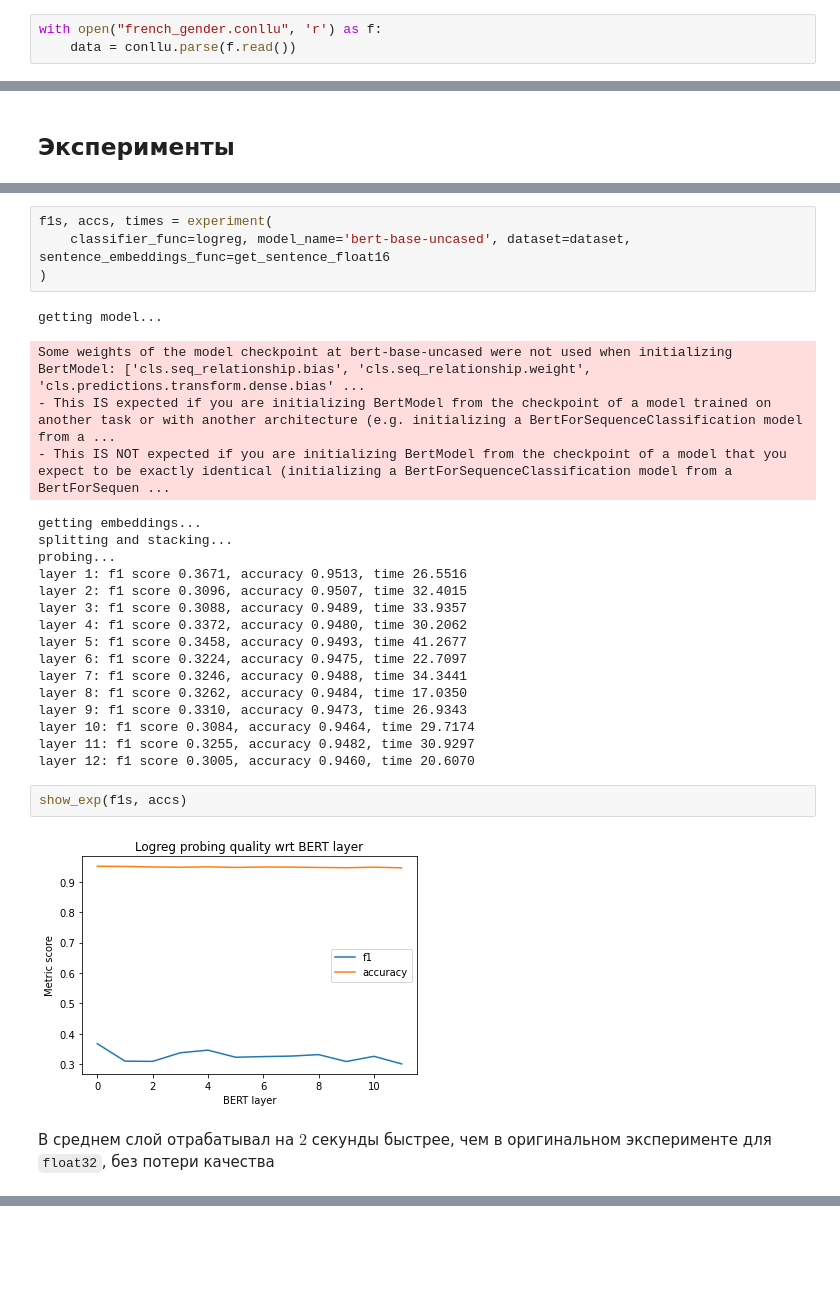
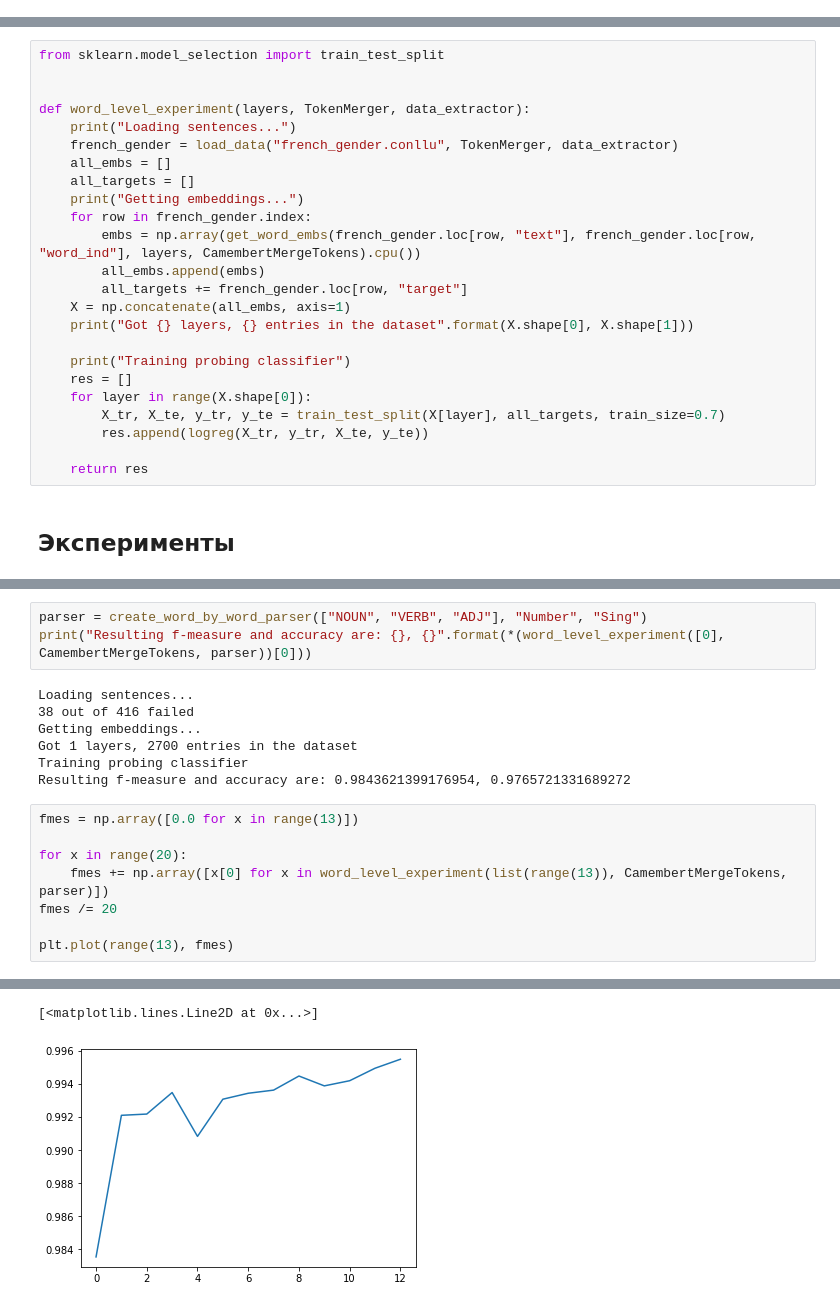
Before and after one commit to yulikdaniel/WordProbing, a Jupyter notebook: word_probing_bert.ipynb, the cells around one changed output, grey strips where cells are left out. Cells and saved outputs as stored; diff of their text form; blank space fills up the shorter version.

Commit message:
universal way of adding new models and features

```diff
--- a/word_probing_bert.ipynb
+++ b/word_probing_bert.ipynb
@@ -159,6 +177,3 @@ accuracy_score(y_te, logreg.predict(X_te))
 ### Loading datasets
 # %%
 import conllu
-# %%
-with open("french_gender.conllu", 'r') as f:
-    data = conllu.parse(f.read())
@@ -261,5 +263,29 @@ def train(
     y = train_y.to_numpy()
     f1, acc = classifier_func(X, y, stacked_test_X[:, layer, :], test_y.to_numpy())
     return f1, acc
+# %%
+from sklearn.model_selection import train_test_split
+
+
+def word_level_experiment(layers, TokenMerger, data_extractor):
+    print("Loading sentences...")
+    french_gender = load_data("french_gender.conllu", TokenMerger, data_extractor)
+    all_embs = []
+    all_targets = []
+    print("Getting embeddings...")
+    for row in french_gender.index:
+        embs = np.array(get_word_embs(french_gender.loc[row, "text"], french_gender.loc[row, "word_ind"], layers, CamembertMergeTokens).cpu())
+        all_embs.append(embs)
+        all_targets += french_gender.loc[row, "target"]
+    X = np.concatenate(all_embs, axis=1)
+    print("Got {} layers, {} entries in the dataset".format(X.shape[0], X.shape[1]))
+
+    print("Training probing classifier")
+    res = []
+    for layer in range(X.shape[0]):
+        X_tr, X_te, y_tr, y_te = train_test_split(X[layer], all_targets, train_size=0.7)
+        res.append(logreg(X_tr, y_tr, X_te, y_te))
+
+    return res
 # %% [markdown]
 ## Эксперименты
@@ -502,30 +292,19 @@ array([ 0.3298 ,  0.4316 ,  0.3357 , -0.319  ,  0.1411 , -0.0444 ,
-# %%
-f1s, accs, times = experiment(
-    classifier_func=logreg, model_name='bert-base-uncased', dataset=dataset, sentence_embeddings_func=get_sentence_float16
-)
-# %% [output]
-getting model...
-Some weights of the model checkpoint at bert-base-uncased were not used when initializing BertModel: ['cls.seq_relationship.bias', 'cls.seq_relationship.weight', 'cls.predictions.transform.dense.bias' ...
-- This IS expected if you are initializing BertModel from the checkpoint of a model trained on another task or with another architecture (e.g. initializing a BertForSequenceClassification model from a ...
-- This IS NOT expected if you are initializing BertModel from the checkpoint of a model that you expect to be exactly identical (initializing a BertForSequenceClassification model from a BertForSequen ...
-getting embeddings...
-splitting and stacking...
-probing...
-layer 1: f1 score 0.3671, accuracy 0.9513, time 26.5516
-layer 2: f1 score 0.3096, accuracy 0.9507, time 32.4015
-layer 3: f1 score 0.3088, accuracy 0.9489, time 33.9357
-layer 4: f1 score 0.3372, accuracy 0.9480, time 30.2062
-layer 5: f1 score 0.3458, accuracy 0.9493, time 41.2677
-layer 6: f1 score 0.3224, accuracy 0.9475, time 22.7097
-layer 7: f1 score 0.3246, accuracy 0.9488, time 34.3441
-layer 8: f1 score 0.3262, accuracy 0.9484, time 17.0350
-layer 9: f1 score 0.3310, accuracy 0.9473, time 26.9343
-layer 10: f1 score 0.3084, accuracy 0.9464, time 29.7174
-layer 11: f1 score 0.3255, accuracy 0.9482, time 30.9297
-layer 12: f1 score 0.3005, accuracy 0.9460, time 20.6070
-# %%
-show_exp(f1s, accs)
-# %% [output]
-[figure, removed]
-# %% [markdown]
-В среднем слой отрабатывал на $2$ секунды быстрее, чем в оригинальном эксперименте для `float32`, без потери качества
+# %%
+parser = create_word_by_word_parser(["NOUN", "VERB", "ADJ"], "Number", "Sing")
+print("Resulting f-measure and accuracy are: {}, {}".format(*(word_level_experiment([0], CamembertMergeTokens, parser))[0]))
+# %% [output]
+Loading sentences...
+38 out of 416 failed
+Getting embeddings...
+Got 1 layers, 2700 entries in the dataset
+Training probing classifier
+Resulting f-measure and accuracy are: 0.9843621399176954, 0.9765721331689272
+# %%
+fmes = np.array([0.0 for x in range(13)])
+
+for x in range(20):
+    fmes += np.array([x[0] for x in word_level_experiment(list(range(13)), CamembertMergeTokens, parser)])
+fmes /= 20
+
+plt.plot(range(13), fmes)
+# %% [output]
@@ -531,0 +328,2 @@ show_exp(f1s, accs)
+[<matplotlib.lines.Line2D at 0x...>]
+[figure, added]
```
Also changed, not shown: parts of 35 cells of this notebook.
